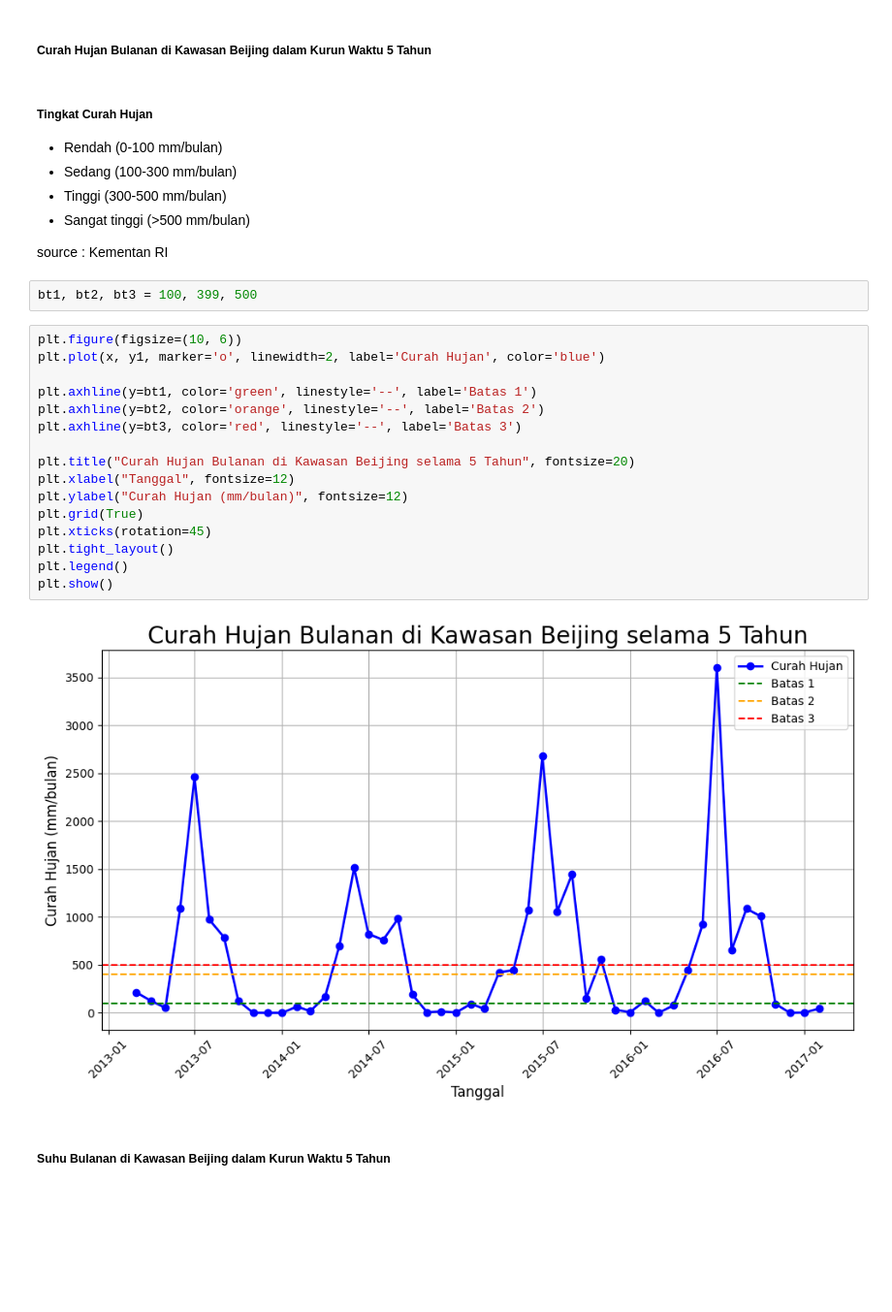
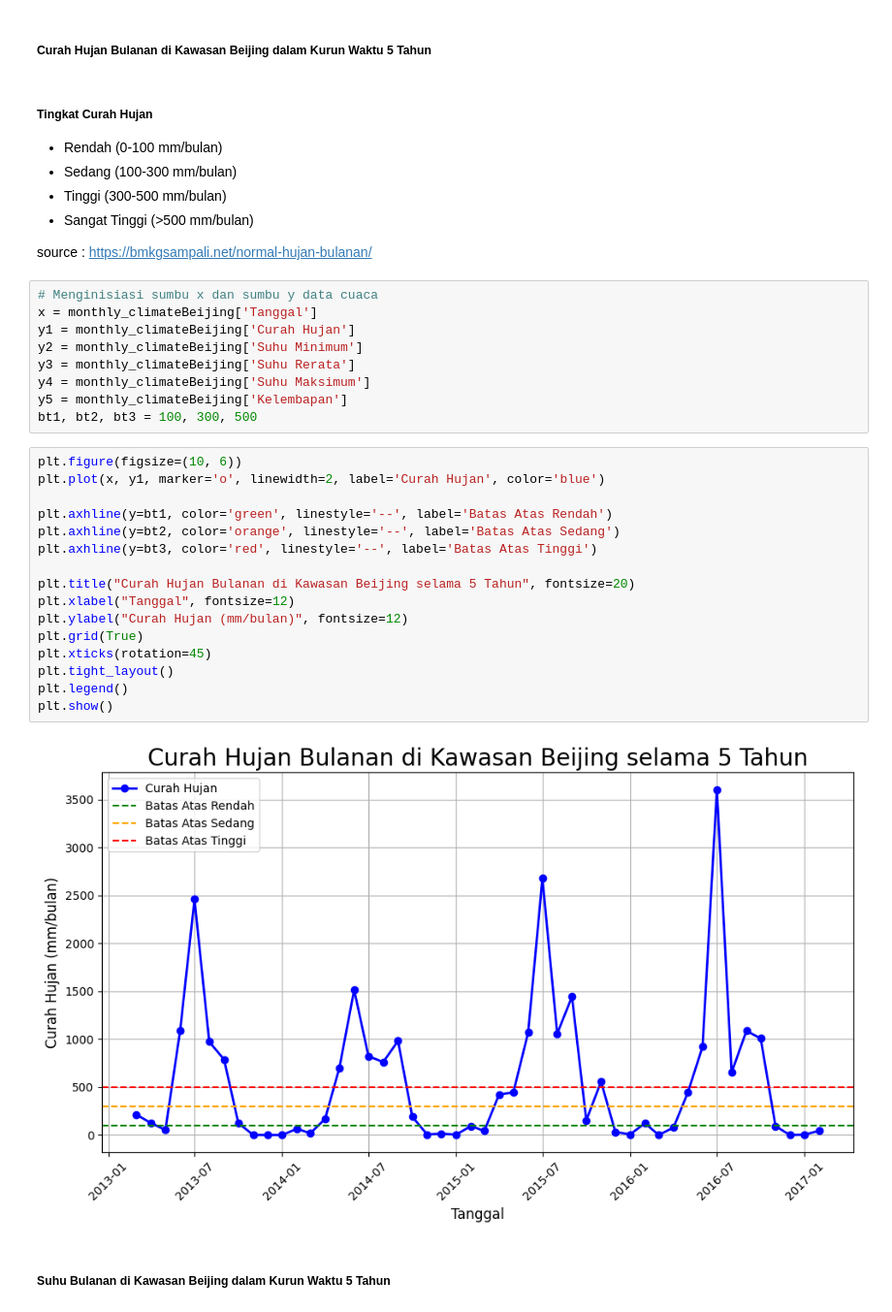
Before and after one commit to QaruzDin/Air-quality-dataset, a Jupyter notebook: Submission/notebook.ipynb, the cells around one changed output. Shown at 97% size. Drawn from its saved outputs; the diff is of its cells as text; blank space fills up the shorter version.

```diff
--- a/Submission/notebook.ipynb
+++ b/Submission/notebook.ipynb
@@ -1129,29 +1122,36 @@ y5 = monthly_climateBeijing['Kelembapan']
 - Rendah (0-100 mm/bulan)
 - Sedang (100-300 mm/bulan)
 - Tinggi (300-500 mm/bulan)
-- Sangat tinggi (>500 mm/bulan)
+- Sangat Tinggi (>500 mm/bulan)
 
-source : Kementan RI
+source : https://bmkgsampali.net/normal-hujan-bulanan/
-# %%
-bt1, bt2, bt3 = 100, 399, 500
+# %%
+# Menginisiasi sumbu x dan sumbu y data cuaca
+x = monthly_climateBeijing['Tanggal']
+y1 = monthly_climateBeijing['Curah Hujan']
+y2 = monthly_climateBeijing['Suhu Minimum']
+y3 = monthly_climateBeijing['Suhu Rerata']
+y4 = monthly_climateBeijing['Suhu Maksimum']
+y5 = monthly_climateBeijing['Kelembapan']
+bt1, bt2, bt3 = 100, 300, 500
 # %%
 plt.figure(figsize=(10, 6))
 plt.plot(x, y1, marker='o', linewidth=2, label='Curah Hujan', color='blue')
 
-plt.axhline(y=bt1, color='green', linestyle='--', label='Batas 1')
-plt.axhline(y=bt2, color='orange', linestyle='--', label='Batas 2')
-plt.axhline(y=bt3, color='red', linestyle='--', label='Batas 3')
+plt.axhline(y=bt1, color='green', linestyle='--', label='Batas Atas Rendah')
+plt.axhline(y=bt2, color='orange', linestyle='--', label='Batas Atas Sedang')
+plt.axhline(y=bt3, color='red', linestyle='--', label='Batas Atas Tinggi')
 
 plt.title("Curah Hujan Bulanan di Kawasan Beijing selama 5 Tahun", fontsize=20)
 plt.xlabel("Tanggal", fontsize=12)
 plt.ylabel("Curah Hujan (mm/bulan)", fontsize=12)
 plt.grid(True)
 plt.xticks(rotation=45)
 plt.tight_layout()
 plt.legend()
 plt.show()
 # %% [output]
-[figure, old version]
+[figure, new version]
 # %% [markdown]
 ##### Suhu Bulanan di Kawasan Beijing dalam Kurun Waktu 5 Tahun
 # %%
```
Also changed, not shown: parts of 11 cells of this notebook, 2 other files.
